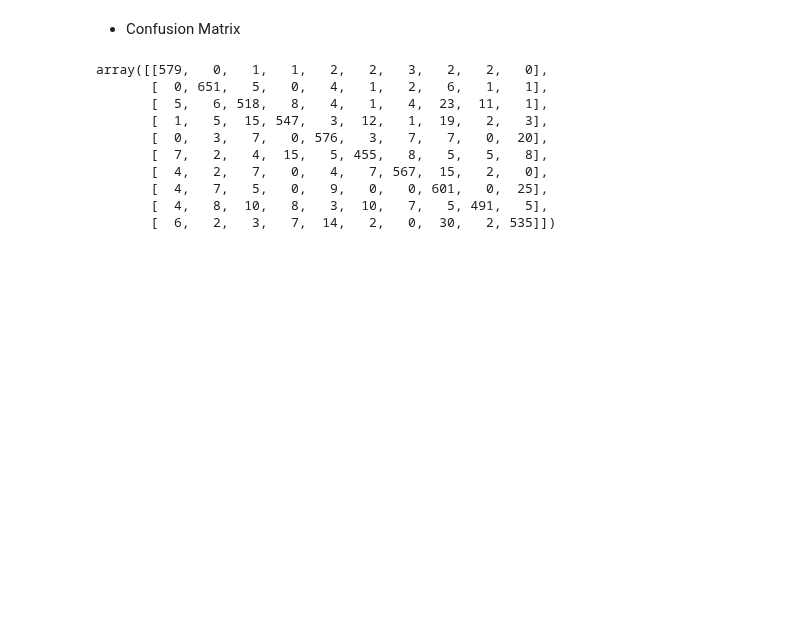
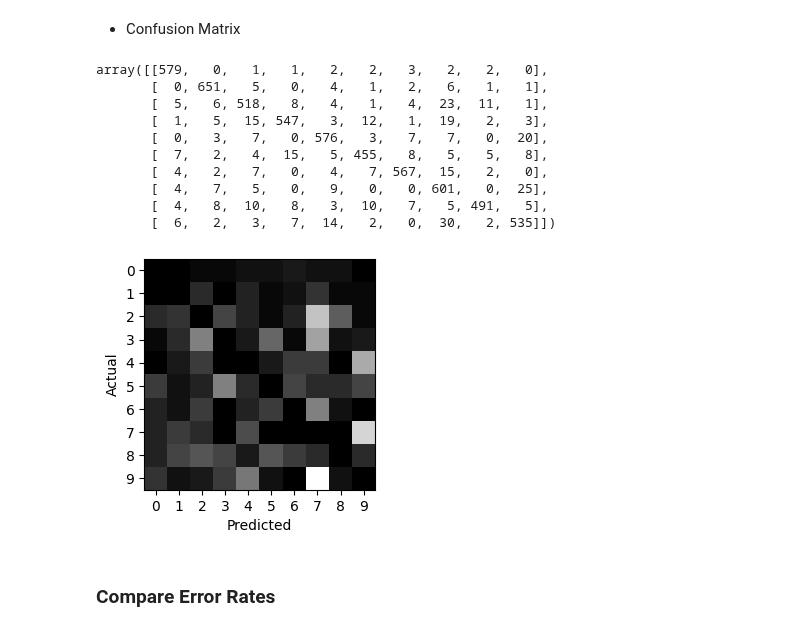
Before and after one commit to KumudithaSilva/Sklearn-ML, a Jupyter notebook: ML_Classification/minest.ipynb, the cells around one changed output. Drawn from its saved outputs; the diff is of its cells as text; code cells hidden in the pictures; blank space fills up the shorter version.

Commit message:
add error analysis

```diff
--- a/ML_Classification/minest.ipynb
+++ b/ML_Classification/minest.ipynb
@@ -472,3 +472,15 @@ array([[579,   0,   1,   1,   2,   2,   3,   2,   2,   0],
        [  4,   7,   5,   0,   9,   0,   0, 601,   0,  25],
        [  4,   8,  10,   8,   3,  10,   7,   5, 491,   5],
        [  6,   2,   3,   7,  14,   2,   0,  30,   2, 535]])
+# %%
+plt.figure(figsize=(3, 3))
+plt.imshow(conf_mx, cmap=plt.cm.gray)
+plt.xticks(ticks=range(10))
+plt.yticks(ticks=range(10))
+plt.xlabel('Predicted')
+plt.ylabel('Actual')
+plt.show()
+# %% [output]
+[figure, added]
+# %% [markdown]
+### Compare Error Rates
```
Also changed, not shown: parts of 5 cells of this notebook.
